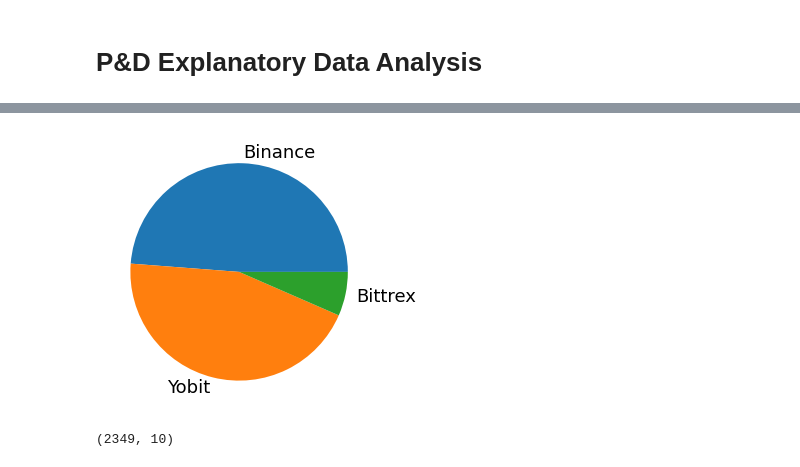
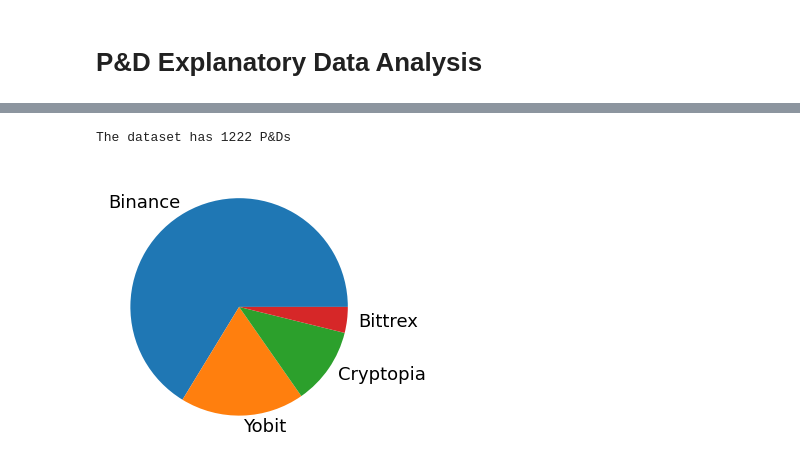
Before and after one commit to taro-tsuchiya/Profitability-of-Cryptocurrency-Pump-and-Dump-Schemes, a Jupyter notebook: notebook/eda.ipynb, the cells around one changed output, grey strips where cells are left out. Cells and saved outputs as stored; diff of their text form; code cells hidden in the pictures.

```diff
--- a/notebook/eda.ipynb
+++ b/notebook/eda.ipynb
@@ -10,15 +10,4 @@ import warnings
 warnings.filterwarnings('ignore')
 # %%
 # import the data file
-df_original = pd.read_csv("pump_history_0831.csv", parse_dates=['date'],index_col = ['date'])
-df_original.index = df_original.index.tz_localize('Asia/Tokyo')
-df_original.index = df_original.index.tz_convert('UTC')
+df = pd.read_csv("pnd_features_new.csv", parse_dates=['Date'],index_col = ['Date'])
-# %%
-# define successful coin
-df_successful = df_original[df_original["theoretical profit(%)"] > 0.05]
-df_successful['success'] = 1
-df_unsuccessful = df_original[df_original["theoretical profit(%)"] <= 0.05]
-df_unsuccessful['success'] = 0
-df = pd.concat([df_successful, df_unsuccessful])
-df = df.sort_index()
-df['success'].hist()
@@ -45,10 +25,14 @@ df
+# %%
+print('The dataset has {} P&Ds'.format(df.shape[0]))
+# %% [output]
+The dataset has 1222 P&Ds
 # %%
 # the ratio of each exchange
 plt.rcParams["font.size"] = 18
-exchange = df['exchange'].value_counts()
+exchange = df['Exchange'].value_counts()
 plt.figure(figsize=(5, 5))
 plt.pie(exchange, labels=exchange.index)
-plt.savefig('img/exchange.jpg')
-plt.rcParams["font.size"] = 16
+plt.savefig('img2/exchange.jpg', bbox_inches='tight')
+plt.rcParams["font.size"] = 12
 # %% [output]
-[figure, old version]
+[figure, new version]
@@ -60,6 +38,0 @@ df = df.fillna(0)
-# %%
-# import coin information
-df_coin = pd.read_csv("coin_ranking_0902.csv")
-df_coin.shape
-# %% [output]
-(2349, 10)
```
Also changed, not shown: parts of 40 cells of this notebook, 4 other files.
